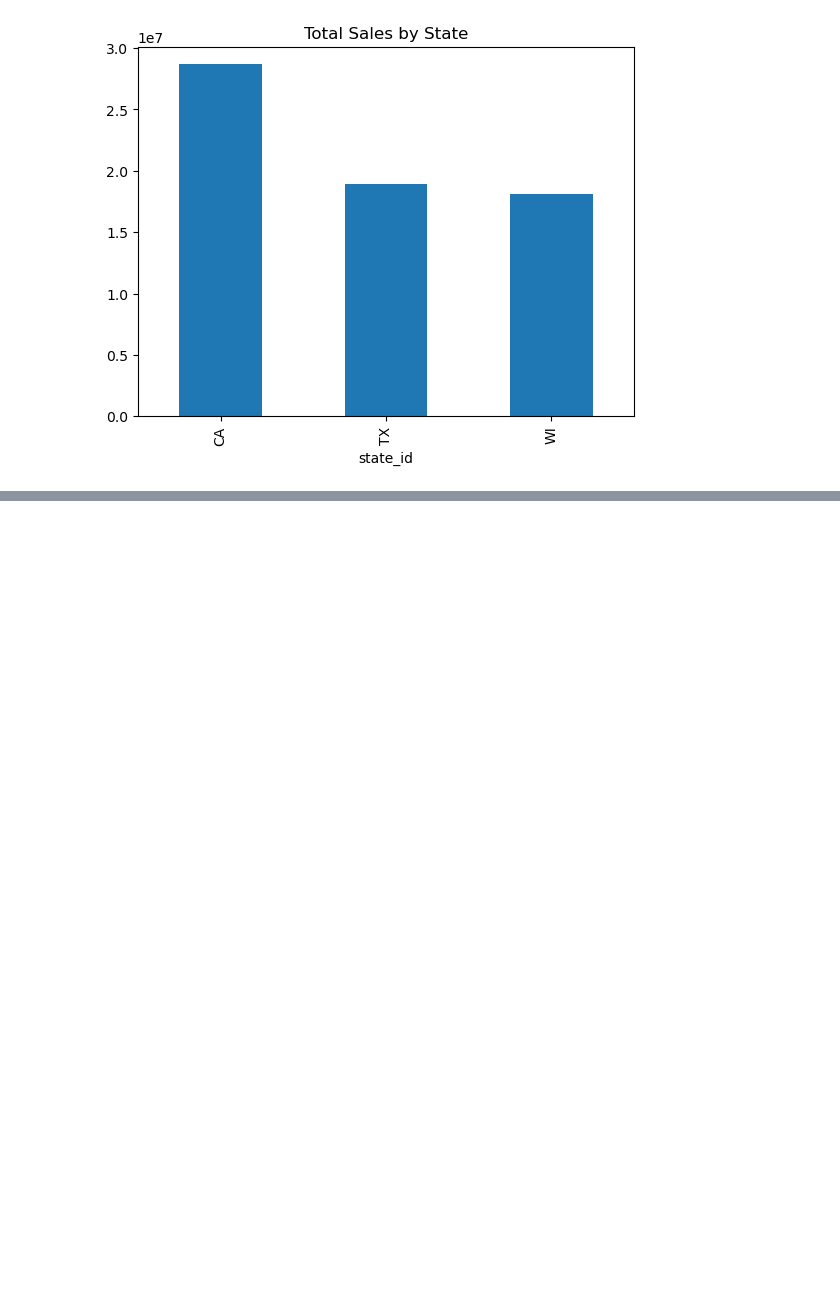
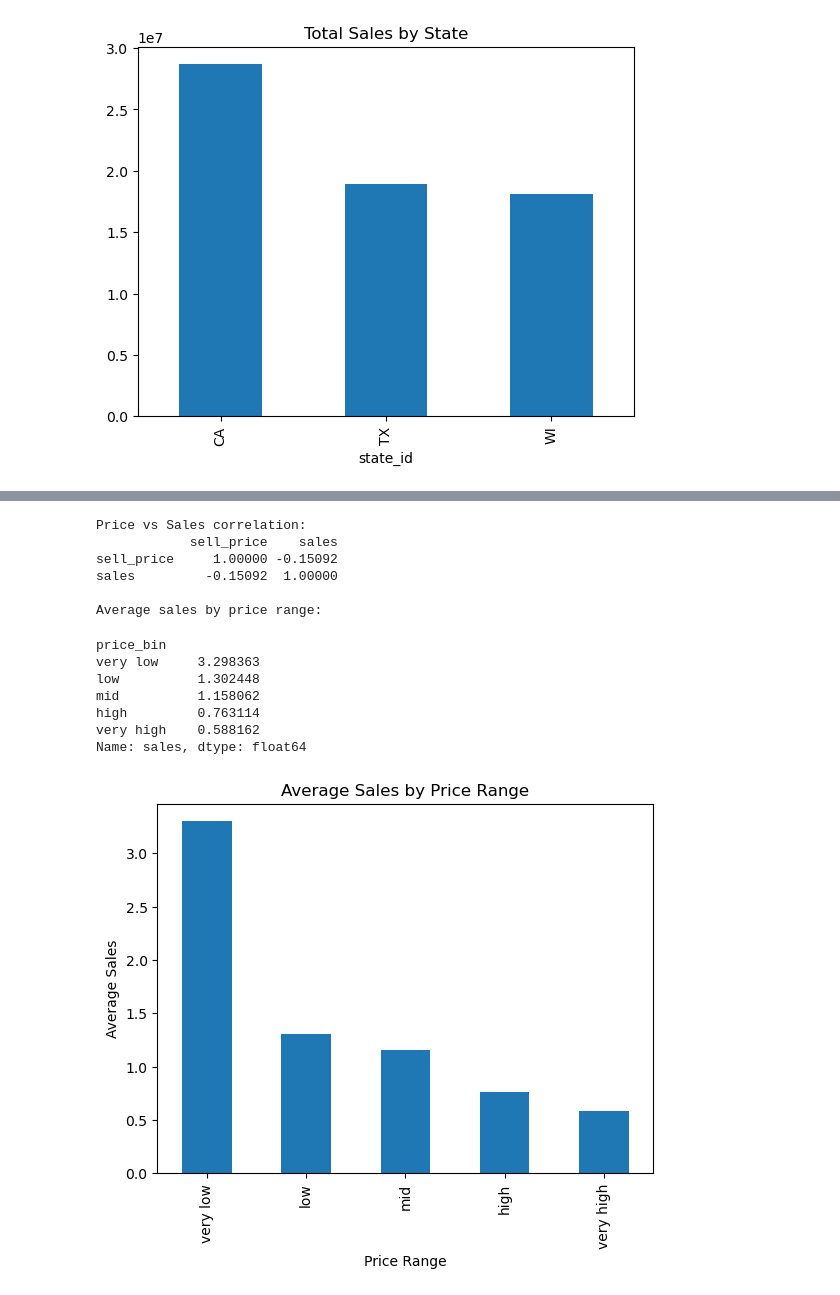
Before and after one commit to tom666d/Predictive-Analytics-Project, a Jupyter notebook: notebooks/Tom-EDA.ipynb, the cells around one changed output, grey strips where cells are left out. Cells and saved outputs as stored; diff of their text form; code cells hidden in the pictures; blank space fills up the shorter version.

```diff
--- a/notebooks/Tom-EDA.ipynb
+++ b/notebooks/Tom-EDA.ipynb
@@ -179,0 +254,43 @@ plt.show()
+# %%
+# Effect of price on sales. We will only look at the first 365 days for simplicity.
+sales_melted = sales[['id', 'item_id', 'store_id'] + day_cols].melt(
+    id_vars=['id', 'item_id', 'store_id'],
+    var_name='d',
+    value_name='sales'
+)
+
+sales_melted = sales_melted.merge(calendar[['d', 'wm_yr_wk']], on='d')
+
+sales_melted = sales_melted.merge(prices, on=['item_id', 'store_id', 'wm_yr_wk'], how='left')
+
+print('Price vs Sales correlation:')
+print(sales_melted[['sell_price', 'sales']].corr())
+
+
+sales_melted['price_bin'] = pd.qcut(sales_melted['sell_price'], q=5, labels=['very low', 'low', 'mid', 'high', 'very high'])
+print('\nAverage sales by price range:')
+print(sales_melted.groupby('price_bin')['sales'].mean())
+
+
+sales_melted.groupby('price_bin')['sales'].mean().plot(
+    kind='bar',
+    title='Average Sales by Price Range'
+)
+plt.xlabel('Price Range')
+plt.ylabel('Average Sales')
+plt.show()
+# %% [output]
+Price vs Sales correlation:
+            sell_price    sales
+sell_price     1.00000 -0.15092
+sales         -0.15092  1.00000
+
+Average sales by price range:
+price_bin
+very low     3.298363
+low          1.302448
+mid          1.158062
+high         0.763114
+very high    0.588162
+Name: sales, dtype: float64
+[figure, added]
```
Also changed, not shown: parts of 8 cells of this notebook.
